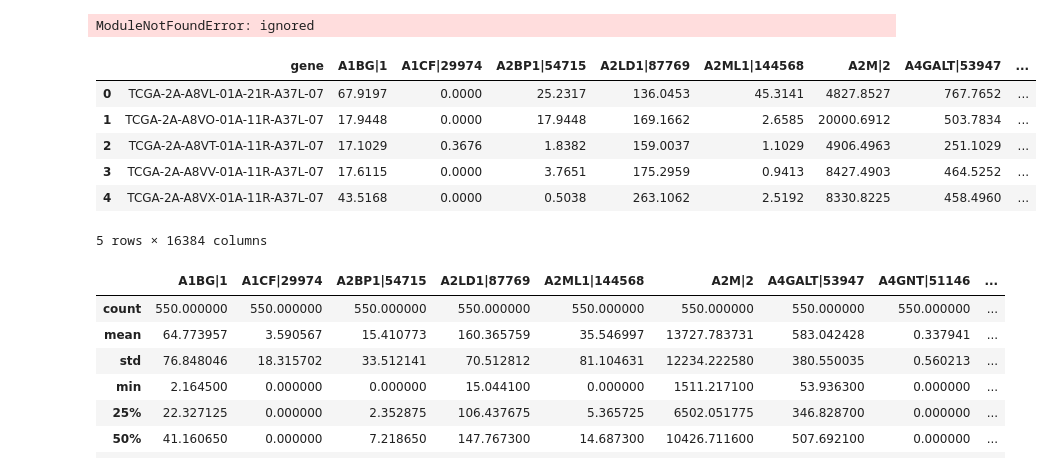
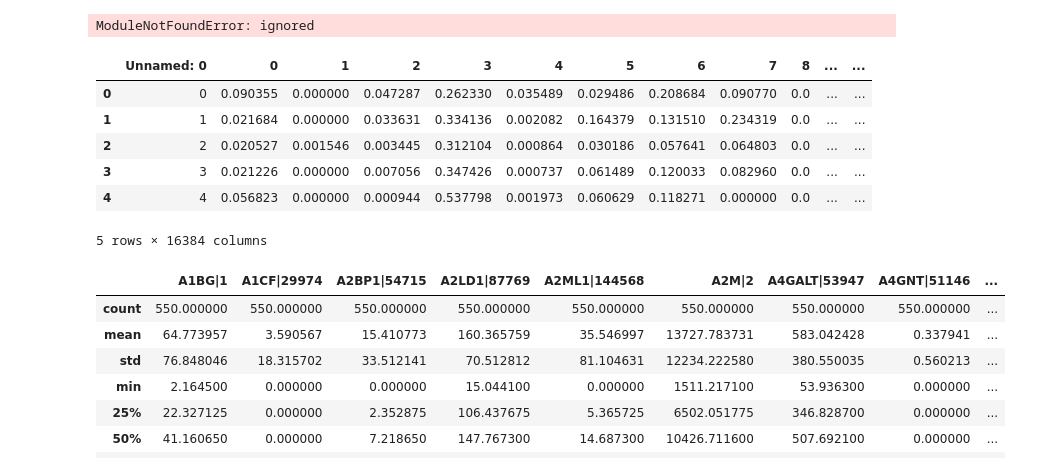
Before and after one commit to rema98/Pathway-Based-Clustering-, a Jupyter notebook: MLG.ipynb, the cells around one changed output. Cells and saved outputs as stored; diff of their text form; code cells hidden in the pictures.

```diff
--- a/MLG.ipynb
+++ b/MLG.ipynb
@@ -15,16 +15,16 @@ palette = sns.color_palette("bright", 10)
 ModuleNotFoundError: ignored
 # %%
 import pandas as pd
-data=pd.read_csv('transposed.csv')
+data=pd.read_csv('normalised.csv')
 #pd.set_option('display.max_columns',None)
 data.head()
 # %% [output]
-|  | gene | A1BG|1 | A1CF|29974 | A2BP1|54715 | A2LD1|87769 | A2ML1|144568 | A2M|2 | A4GALT|53947 | ... |
-| 0 | TCGA-2A-A8VL-01A-21R-A37L-07 | 67.9197 | 0.0000 | 25.2317 | 136.0453 | 45.3141 | 4827.8527 | 767.7652 | ... |
-| 1 | TCGA-2A-A8VO-01A-11R-A37L-07 | 17.9448 | 0.0000 | 17.9448 | 169.1662 | 2.6585 | 20000.6912 | 503.7834 | ... |
-| 2 | TCGA-2A-A8VT-01A-11R-A37L-07 | 17.1029 | 0.3676 | 1.8382 | 159.0037 | 1.1029 | 4906.4963 | 251.1029 | ... |
-| 3 | TCGA-2A-A8VV-01A-11R-A37L-07 | 17.6115 | 0.0000 | 3.7651 | 175.2959 | 0.9413 | 8427.4903 | 464.5252 | ... |
-| 4 | TCGA-2A-A8VX-01A-11R-A37L-07 | 43.5168 | 0.0000 | 0.5038 | 263.1062 | 2.5192 | 8330.8225 | 458.4960 | ... |
+|  | Unnamed: 0 | 0 | 1 | 2 | 3 | 4 | 5 | 6 | 7 | 8 | ... | ... |
+| 0 | 0 | 0.090355 | 0.000000 | 0.047287 | 0.262330 | 0.035489 | 0.029486 | 0.208684 | 0.090770 | 0.0 | ... | ... |
+| 1 | 1 | 0.021684 | 0.000000 | 0.033631 | 0.334136 | 0.002082 | 0.164379 | 0.131510 | 0.234319 | 0.0 | ... | ... |
+| 2 | 2 | 0.020527 | 0.001546 | 0.003445 | 0.312104 | 0.000864 | 0.030186 | 0.057641 | 0.064803 | 0.0 | ... | ... |
+| 3 | 3 | 0.021226 | 0.000000 | 0.007056 | 0.347426 | 0.000737 | 0.061489 | 0.120033 | 0.082960 | 0.0 | ... | ... |
+| 4 | 4 | 0.056823 | 0.000000 | 0.000944 | 0.537798 | 0.001973 | 0.060629 | 0.118271 | 0.000000 | 0.0 | ... | ... |
 5 rows × 16384 columns
 # %%
 data.describe()
```
Also changed, not shown: parts of 6 cells of this notebook.
